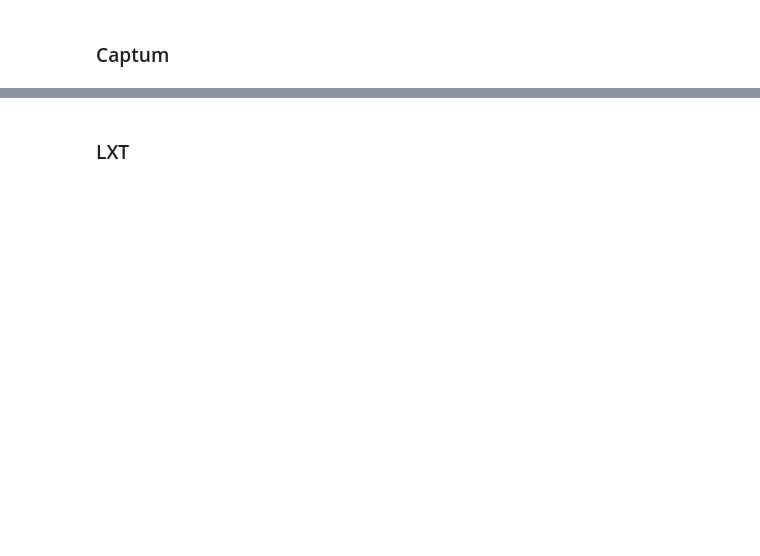
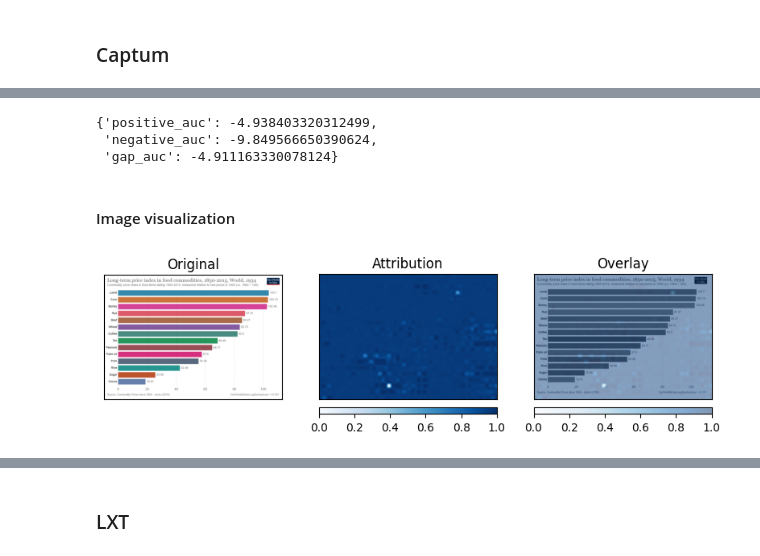
Before and after one commit to serval-uni-lu/xai-vdoc-benchmark, a Jupyter notebook: test.ipynb, the cells around one changed output, grey strips where cells are left out. Cells and saved outputs as stored; diff of their text form; code cells hidden in the pictures; blank space fills up the shorter version.

```diff
--- a/test.ipynb
+++ b/test.ipynb
@@ -1901,0 +2006,9 @@ def get_attributions_plot(inpts, target, model_wrapper,
+# %%
+img = records[0]['image']
+question = records[0]['question']
+inputs = get_inputs(img, question)
+
+target_token = records[0]["first_tokens"]
+pred_text = records[0]['gold_answers'][0]
+# %%
+attr_hf = InputXGradient(model_wrapper)
@@ -1901,0 +2025,10 @@ def get_attributions_plot(inpts, target, model_wrapper,
+# %%
+attributions = get_attributions_plot(model_wrapper,
+                                     attr_hf=attr_hf,
+                                     inputs=inputs,
+                                     target_token=target_token,
+                                     pred_token=target_token,
+                                     pred_text=pred_text,
+                                     use_baselines=False,
+                                     plot=False
+                                     )
@@ -1901,0 +2043,2 @@ def get_attributions_plot(inpts, target, model_wrapper,
+# %%
+pixel_attr = attributions[1].cpu().detach()
@@ -1901,0 +2498,10 @@ def get_attributions_plot(inpts, target, model_wrapper,
+# %%
+compute_auc(res_pos["target_prob_pert"],
+            res_neg["target_prob_pert"],
+            perturbation_steps)
+# %% [output]
+{'positive_auc': -4.938403320312499,
+ 'negative_auc': -9.849566650390624,
+ 'gap_auc': -4.911163330078124}
+# %% [markdown]
+#### Image visualization
@@ -1901,0 +2580,10 @@ def get_attributions_plot(inpts, target, model_wrapper,
+# %%
+patch_size = processor.image_processor.patch_size
+image = records[0]["image"]
+pixel_attr = attributions[1].cpu().detach()
+image_grid_thw = inputs.image_grid_thw
+prepare_for_visualization(image, pixel_attr,
+                          image_grid_thw[0],
+                          patch_size=patch_size)
+# %% [output]
+[figure, added]
```
Also changed, not shown: parts of 142 cells of this notebook, 5 other files.
